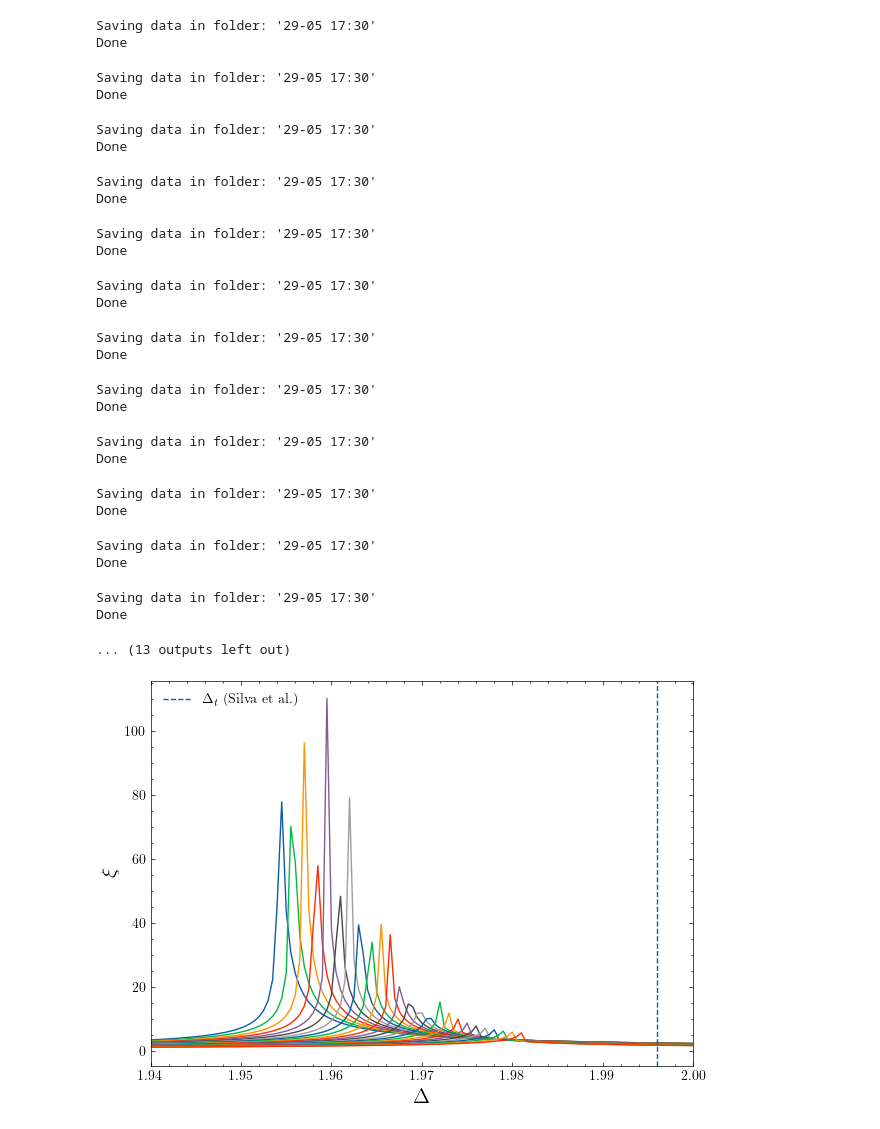
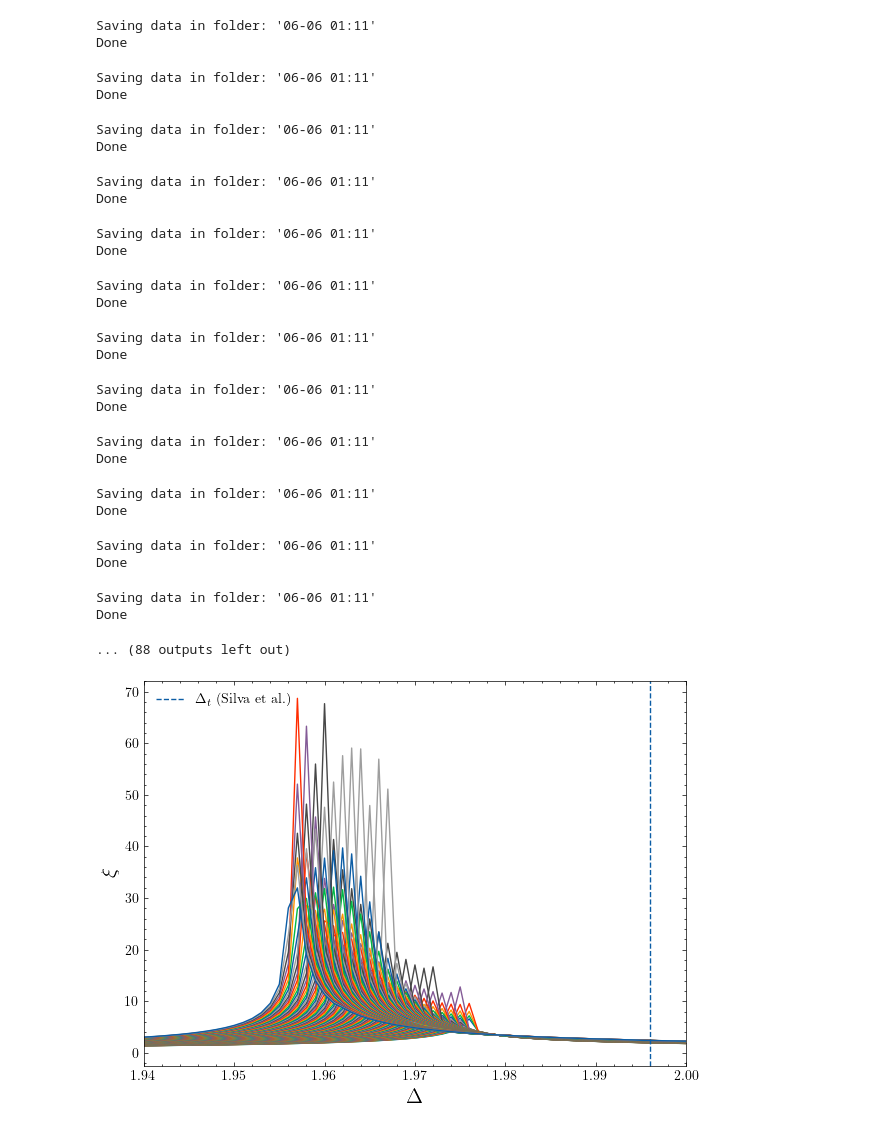
Before and after one commit to DerkNiessink/Blume, a Jupyter notebook: analysis/blume/tricritical.ipynb, the cells around one changed output. Drawn from its saved outputs; the diff is of its cells as text; code cells hidden in the pictures.

```diff
--- a/analysis/blume/tricritical.ipynb
+++ b/analysis/blume/tricritical.ipynb
@@ -15,54 +15,54 @@ from blume.model.post_props import Prop
 plt.style.use("science")
 plt.rcParams["text.usetex"] = True
 # %%
-T_range = [T for T in np.arange(0.55, 0.65, 0.004)]
+T_range = [T for T in np.arange(0.57, 0.64, 0.0005)]
 result = Results(varying_param="temperature", range=T_range)
-params = ModelParameters(model = "blume", var_range=(1.94, 2.10), step=0.0005, tol=1e-9, max_steps=int(10e9), use_prev=True, chi=16 )
+params = ModelParameters(model = "blume", var_range=(1.94, 2.10), step=0.001, tol=1e-9, max_steps=int(10e9), use_prev=True, chi=12 )
 result.get(params, sweeping_param="coupling")
 # %% [output]
-Saving data in folder: '29-05 17:30'
+Saving data in folder: '06-06 01:11'
 Done
-Saving data in folder: '29-05 17:30'
+Saving data in folder: '06-06 01:11'
 Done
-Saving data in folder: '29-05 17:30'
+Saving data in folder: '06-06 01:11'
 Done
-Saving data in folder: '29-05 17:30'
+Saving data in folder: '06-06 01:11'
 Done
-Saving data in folder: '29-05 17:30'
+Saving data in folder: '06-06 01:11'
 Done
-Saving data in folder: '29-05 17:30'
+Saving data in folder: '06-06 01:11'
 Done
-Saving data in folder: '29-05 17:30'
+Saving data in folder: '06-06 01:11'
 Done
-Saving data in folder: '29-05 17:30'
+Saving data in folder: '06-06 01:11'
 Done
-Saving data in folder: '29-05 17:30'
+Saving data in folder: '06-06 01:11'
 Done
-Saving data in folder: '29-05 17:30'
+Saving data in folder: '06-06 01:11'
 Done
-Saving data in folder: '29-05 17:30'
+Saving data in folder: '06-06 01:11'
 Done
-Saving data in folder: '29-05 17:30'
+Saving data in folder: '06-06 01:11'
 Done
-... (13 outputs left out)
+... (88 outputs left out)
 # %%
-T_range = [T for T in np.arange(0.55, 0.65, 0.004)]
-delta_stars = []
+T_range = [T for T in np.arange(0.57, 0.64, 0.0005)]
+delta_stars_left = []
 max_xis = []
 plt.figure(figsize= (7, 5))
-for temp in T_range[::-1]:
-    data = read("29-05 17:30", f"temperature{temp}")
+for temp in T_range:
+    data = read("06-06 01:11", f"temperature{temp}")
     xis = compute(Prop.xi, data)
     max_xis.append(max(xis))
     plt.plot(data["couplings"], xis)
-    delta_stars.append(data["couplings"][xis.index(max(xis))])
+    delta_stars_left.append(data["couplings"][xis.index(max(xis))])
 
 plt.xlabel("$\Delta$", fontsize=15)
 plt.ylabel(r"$\xi$", fontsize=15)
 #plt.legend()
 plt.axvline(x= 1.996, linestyle="--", label = "$\Delta_t$ (Silva et al.)")
 plt.xlim(1.94, 2)
 plt.legend()
 plt.show()
 # %% [output]
-[figure, old version]
+[figure, new version]
```
Also changed, not shown: parts of 20 cells of this notebook, 9 other files.
